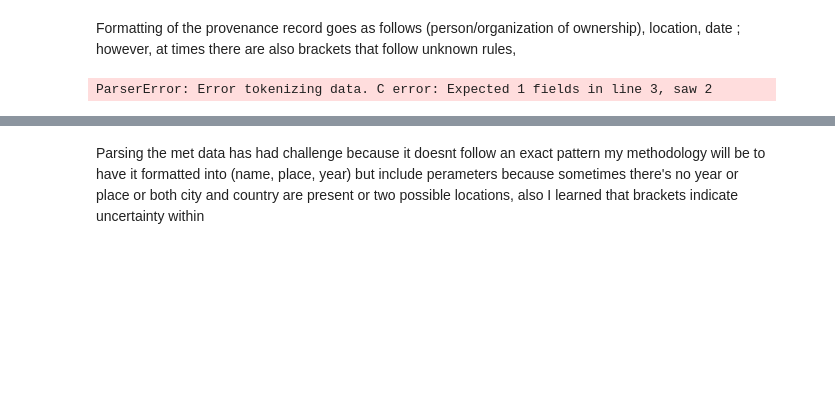
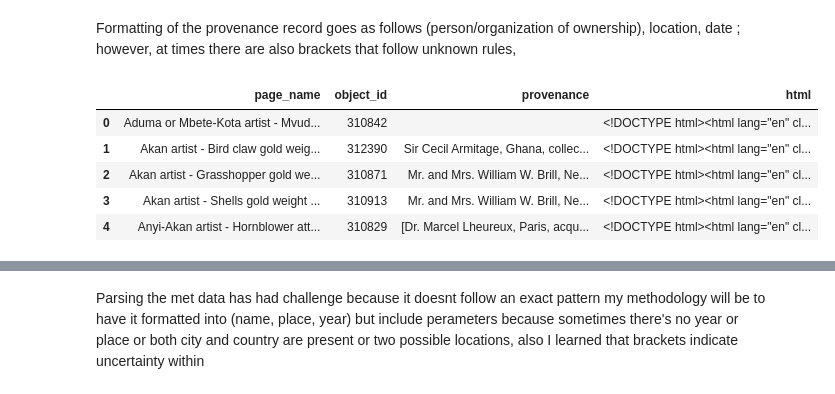
Before and after one commit to myoos-git/INFO-664_Yoos, a Jupyter notebook: Week8/MetFinalProject.ipynb, the cells around one changed output, grey strips where cells are left out. Saved outputs shown, nothing was run; the diff lists cells and outputs as text; code cells hidden in the pictures; blank space fills up the shorter version.

```diff
--- a/Week8/MetFinalProject.ipynb
+++ b/Week8/MetFinalProject.ipynb
@@ -160,7 +162,13 @@ Formatting of the provenance record goes as follows (person/organization of owne
 however, at times there are also brackets that follow unknown rules,
 # %%
 import pandas as pd # this imports the pandas library under the nickname 'pd' which is lused a lot of online documentation
-df = pd.read_csv('met_scraped_provenance_data.json',low_memory=False)
-df.info()
+df = pd.read_json('met_scraped_provenance_data.json')
+df.head()
+# df.loc[df['object_id']=='310325']
 # %% [output]
-ParserError: Error tokenizing data. C error: Expected 1 fields in line 3, saw 2
+|  | page_name | object_id | provenance | html |
+| 0 | Aduma or Mbete-Kota artist - Mvud... | 310842 |  | <!DOCTYPE html><html lang="en" cl... |
+| 1 | Akan artist - Bird claw gold weig... | 312390 | Sir Cecil Armitage, Ghana, collec... | <!DOCTYPE html><html lang="en" cl... |
+| 2 | Akan artist - Grasshopper gold we... | 310871 | Mr. and Mrs. William W. Brill, Ne... | <!DOCTYPE html><html lang="en" cl... |
+| 3 | Akan artist - Shells gold weight ... | 310913 | Mr. and Mrs. William W. Brill, Ne... | <!DOCTYPE html><html lang="en" cl... |
+| 4 | Anyi-Akan artist - Hornblower att... | 310829 | [Dr. Marcel Lheureux, Paris, acqu... | <!DOCTYPE html><html lang="en" cl... |
```
Also changed, not shown: parts of 13 cells of this notebook, 2 other files.
